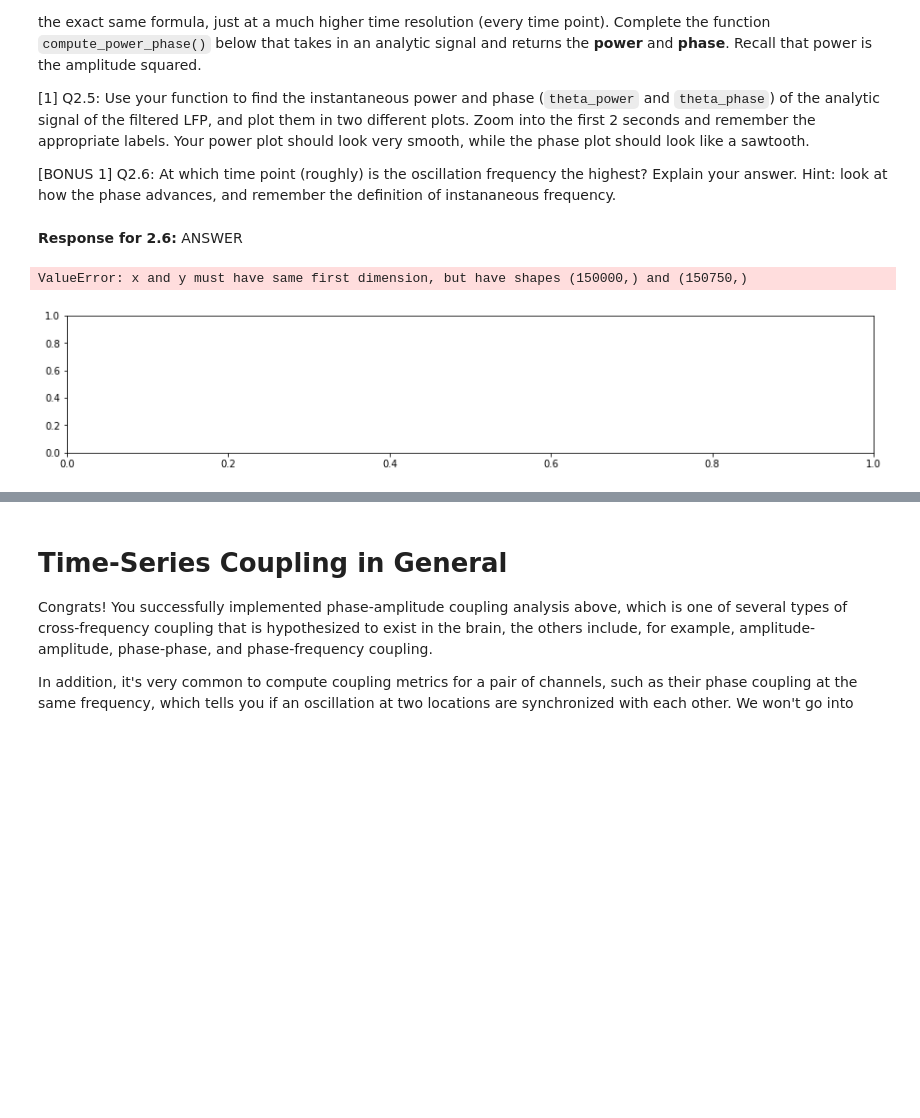
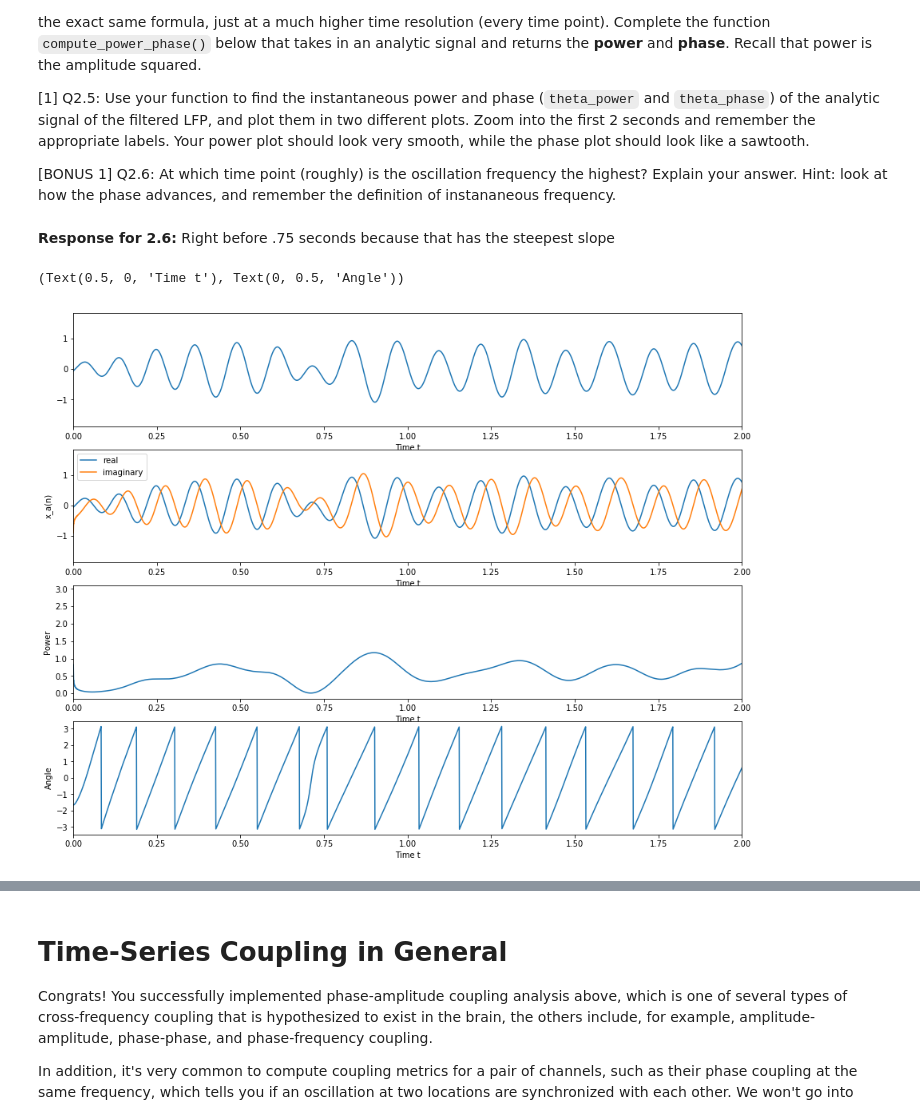
Before and after one commit to benjaminmakowsky/cogs118c, a Jupyter notebook: Assignments/A4-HilbertLFPSpike.ipynb, the cells around one changed output, grey strips where cells are left out. Drawn from its saved outputs; the diff is of its cells as text; code cells hidden in the pictures; blank space fills up the shorter version.

```diff
--- a/Assignments/A4-HilbertLFPSpike.ipynb
+++ b/Assignments/A4-HilbertLFPSpike.ipynb
@@ -174,7 +174,7 @@ Now that you can computed the analytic signal, you can apply it on real data to
 
 [BONUS 1] Q2.6: At which time point (roughly) is the oscillation frequency the highest? Explain your answer. Hint: look at how the phase advances, and remember the definition of instananeous frequency.
 # %% [markdown]
-**Response for 2.6:** ANSWER
+**Response for 2.6:** Right before .75 seconds because that has the steepest slope
 # %%
 low = 4
 high = 10
@@ -182,33 +182,42 @@ ntaps = 751
 nyquist = fs / 2
 FIR_theta = signal.firwin(ntaps,[low,high],nyq=nyquist,pass_zero=False)
 # %%
-theta_osc = np.convolve(lfp_short,FIR_theta)
-#x_a_theta = # _FILL_IN_YOUR_CODE_HERE
+theta_osc = np.convolve(lfp_short,FIR_theta, mode='same')
+x_a_theta = signal.hilbert(theta_osc)
+#mine = my_hilbert(theta_osc)
+def compute_power_phase(x_a):
+    power = abs(x_a)**2
+    phase = (np.angle(x_a))
+    return power, phase
 
-#def compute_power_phase(x_a):
-    # _FILL_IN_YOUR_CODE_HERE
-#    return
-
-#theta_power, theta_phase = # _FILL_IN_YOUR_CODE_HERE
+theta_power, theta_phase = compute_power_phase(x_a_theta)
 
 
 plt.figure(figsize=(15,12))
 # plot the signal and the filtered signal
 plt.subplot(4,1,1)
 plt.plot(t_short,theta_osc)
+plt.xlim(0,2);plt.xlabel('Time t')
 
 # plot the real and imaginary components of the analytic signal
 plt.subplot(4,1,2)
-
+plt.plot(t_short,x_a_theta.real,label='real')
+plt.plot(t_short,x_a_theta.imag,label='imaginary')
+plt.xlim(0,2);plt.xlabel('Time t');plt.ylabel('x_a(n)');plt.legend()
 
 # plot the instantaneous power
 plt.subplot(4,1,3)
+plt.plot(t_short, theta_power)
+plt.xlim(0,2);plt.xlabel('Time t'),plt.ylabel('Power');plt.ylim()
+
 
 # plot the instantaneous phase
 plt.subplot(4,1,4)
+plt.plot(t_short, theta_phase)
+plt.xlim(0,2);plt.xlabel('Time t'),plt.ylabel('Angle')
 # %% [output]
-ValueError: x and y must have same first dimension, but have shapes (150000,) and (150750,)
+(Text(0.5, 0, 'Time t'), Text(0, 0.5, 'Angle'))
-[figure, old version]
+[figure, new version]
 # %% [markdown]
 ---
 ![](./img/polar.png)
```
Also changed, not shown: parts of 12 cells of this notebook, 2 other files.
